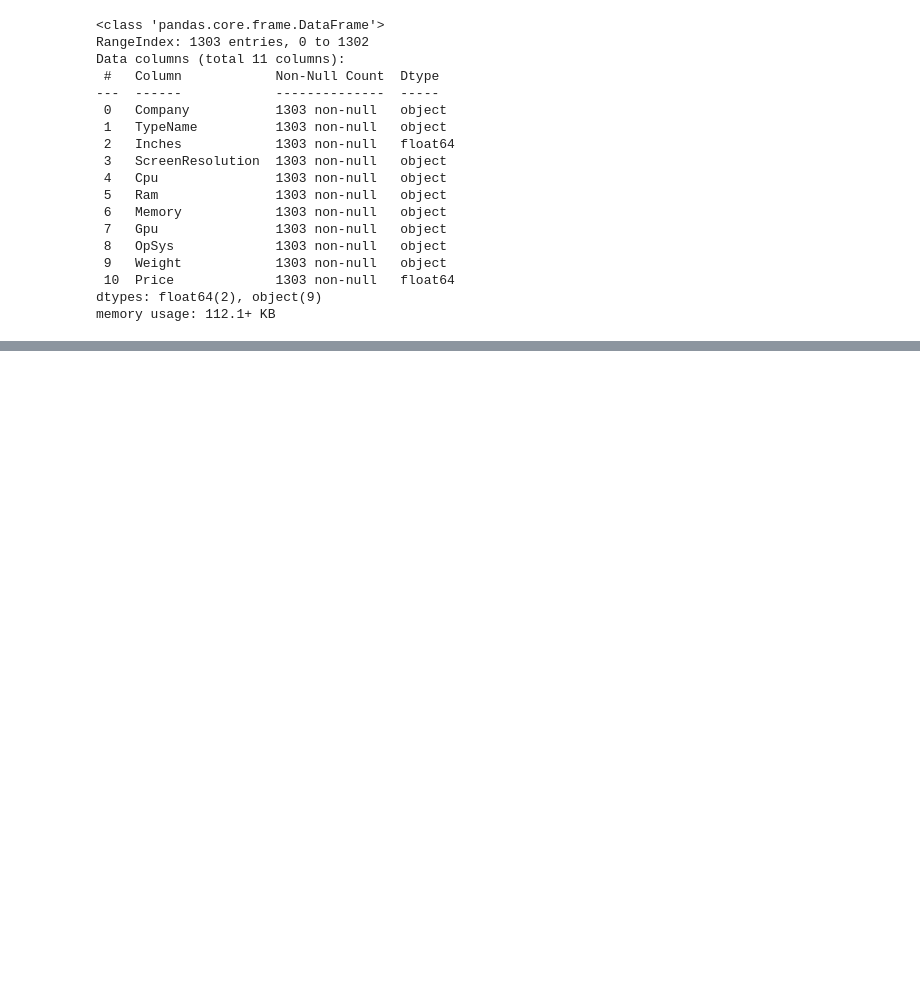
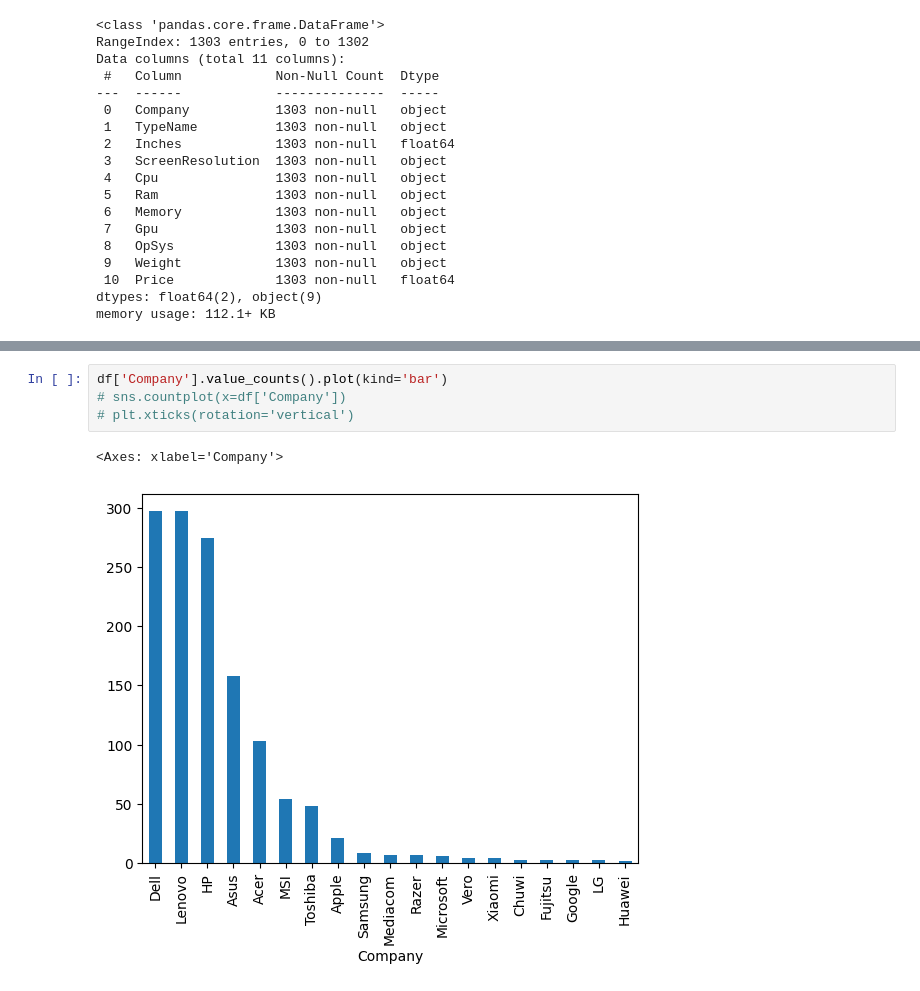
Before and after one commit to SandeepMuhal88/For_Docker_Lap_top_price_pridictor_01, a Jupyter notebook: model.ipynb, the cells around one changed output, grey strips where cells are left out. Cells and saved outputs as stored; diff of their text form; blank space fills up the shorter version.

```diff
--- a/model.ipynb
+++ b/model.ipynb
@@ -97,0 +138,7 @@ df.head()
+# %%
+df['Company'].value_counts().plot(kind='bar')
+# sns.countplot(x=df['Company'])
+# plt.xticks(rotation='vertical')
+# %% [output]
+<Axes: xlabel='Company'>
+[figure, added]
```
Also changed, not shown: parts of 20 cells of this notebook, 1 other file.
